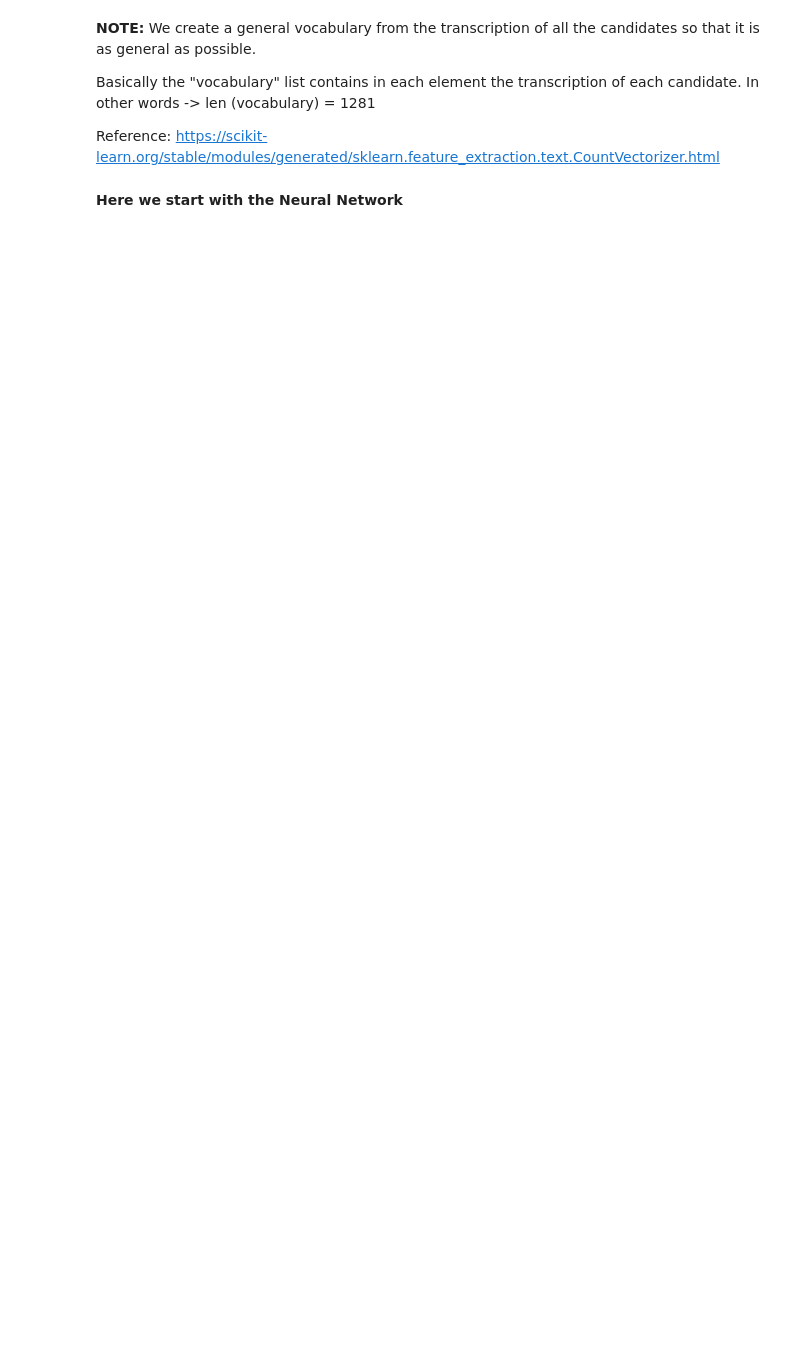
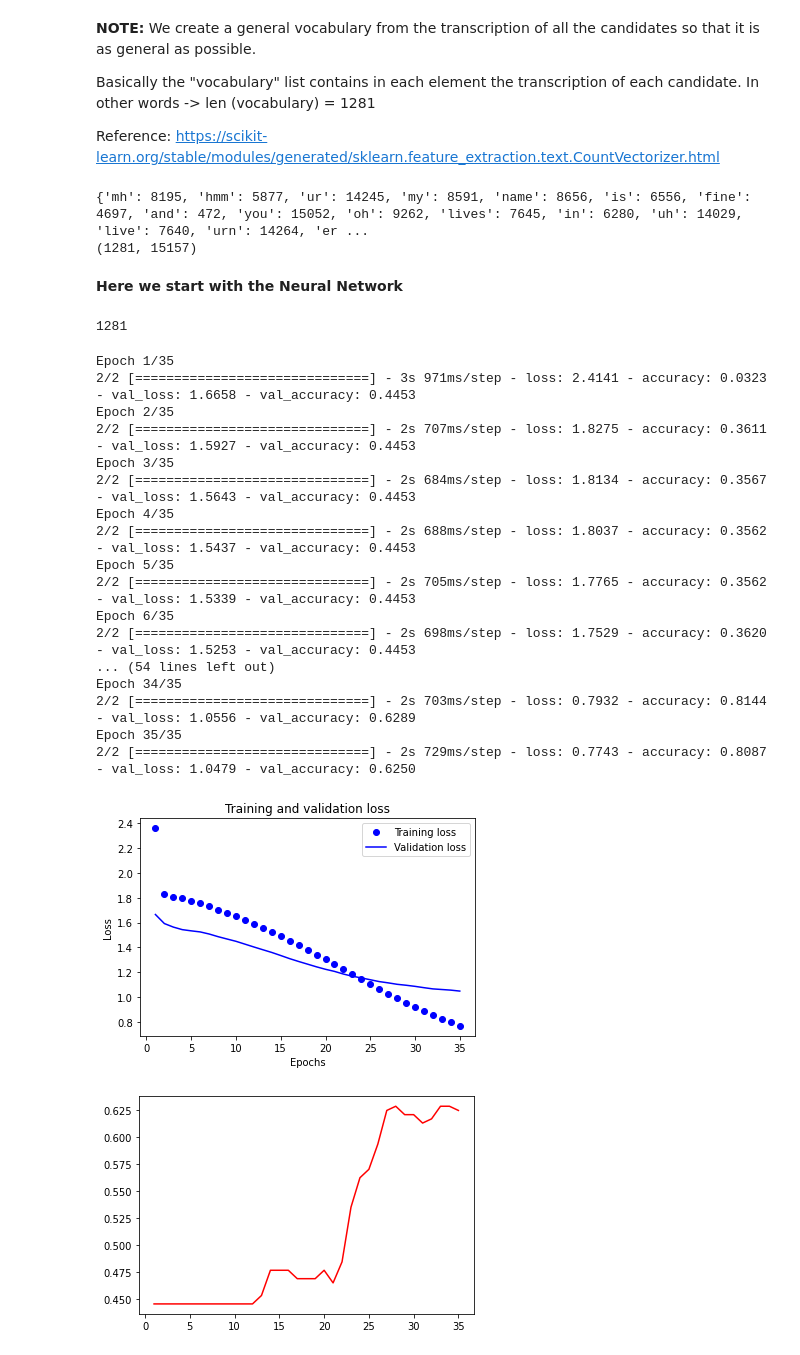
Before and after one commit to Eliascc5/English_proficiency_prediction_NLP, a Jupyter notebook: projet_IAS_partie2.ipynb, the cells around one changed output. Saved outputs shown, nothing was run; the diff lists cells and outputs as text; code cells hidden in the pictures; blank space fills up the shorter version.

```diff
--- a/projet_IAS_partie2.ipynb
+++ b/projet_IAS_partie2.ipynb
@@ -52,7 +52,7 @@ vectorizer = CountVectorizer()
 # tokenize and build vocab
 vectorizer.fit(vocabulary)  #(Learn a vocabulary dictionary of all tokens in the raw documents.)
 # summarize
-#print(vectorizer.vocabulary_)
+print(vectorizer.vocabulary_)
 
 #print(vectorizer.get_feature_names())
 
@@ -60,14 +60,24 @@ vectorizer.fit(vocabulary)  #(Learn a vocabulary dictionary of all tokens in the
 vector = vectorizer.transform(vocabulary)
 # summarize encoded vector
 
-#print(vector.shape)
+print(vector.shape)
 #print(type(vector))
 #print(vector.toarray())
+# %% [output]
+{'mh': 8195, 'hmm': 5877, 'ur': 14245, 'my': 8591, 'name': 8656, 'is': 6556, 'fine': 4697, 'and': 472, 'you': 15052, 'oh': 9262, 'lives': 7645, 'in': 6280, 'uh': 14029, 'live': 7640, 'urn': 14264, 'er ...
+(1281, 15157)
 # %% [markdown]
 **Here we start with the Neural Network**
+# %%
+15157*0.2
+n = len(vocabulary)
+print(n)
+# %% [output]
+1281
 # %%
 from keras import models
 from keras import layers
+from keras.layers import Dropout
 from keras.utils import np_utils
 import tensorflow as tf
 import numpy as np
@@ -88,61 +98,82 @@ array_output = array_output[:,1:10]
 ########################################
 
 model = models.Sequential()
-model.add(layers.Dense(200, activation='sigmoid', input_shape=(m,)))
-model.add(layers.Dense(400, activation='sigmoid'))
-model.add(layers.Dense(200, activation='sigmoid'))
+
+model.add(layers.Dense(2273, activation='sigmoid', input_shape=(m,)))
+model.add(layers.Dense(341, activation='sigmoid'))
+model.add(layers.Dense(51, activation='sigmoid'))
 model.add(layers.Dense(9, activation='softmax'))
 
-model.compile(optimizer='rmsprop',
+
+
+model.compile(optimizer= 'adam',    #rmsprop  // adam
               loss='categorical_crossentropy',
               metrics=['accuracy'])
 
 
 
 ######################################################################
+#Percentage of validation set (20% candidates)
 
-#Repartition des donnees
-randomGenerator = np.random.RandomState(0) #Generateur de nombres aleatoires
-nbIndividus = len(vocabulary) #Nombre d'individus presents dans la base de donnees
-randomIndexes = np.arange(nbIndividus)#Creation d'une liste d'index
-randomGenerator.shuffle(randomIndexes)#Melange de cette liste
-#Utilisation de cette liste d'index pour repartir les donnees en differents jeux
-#Apprentissage : 60%
-x_train_array = array[randomIndexes[0:int(len(vocabulary)*0.6)]]
-y_train_array = array_output[randomIndexes[0:int(len(vocabulary)*0.6)]]
-#Validation : 20 %
-x_val_array = array[randomIndexes[int(len(vocabulary)*0.6):int(len(vocabulary)*0.8)]]
-y_val = array_output[randomIndexes[int(len(vocabulary)*0.6):int(len(vocabulary)*0.8)]]
-#Test : 20%
-x_test_array = array[randomIndexes[int(len(vocabulary)*0.8):]]
-y_test = array_output[randomIndexes[int(len(vocabulary)*0.8):]]
+
+N_val = round(0.2*n)
+
+x_val_array=array[:N_val]
+y_val = array_output[:N_val]
+
+x_train_array = array[N_val:]
+y_train_array = array_output[N_val:]
 
 
 history = model.fit(x_train_array,
                     y_train_array,
-                    epochs=50,
-                    batch_size=512,
+                    epochs=35,
+                    batch_size=750,
                     validation_data=(x_val_array, y_val))
 
 #plot the results :
 history_dict = history.history
 
 import matplotlib.pyplot as plt
 
 acc = history.history['accuracy']
 val_acc = history.history['val_accuracy']
 loss = history.history['loss']
 val_loss = history.history['val_loss']
 
 epochs = range(1, len(acc) + 1)
 
 # "bo" is for "blue dot"
 plt.plot(epochs, loss, 'bo', label='Training loss')
 # b is for "solid blue line"
 plt.plot(epochs, val_loss, 'b', label='Validation loss')
+
 plt.title('Training and validation loss')
 plt.xlabel('Epochs')
 plt.ylabel('Loss')
 plt.legend()
+plt.show()
 
+
+plt.plot(epochs,val_acc ,'r', label='Validation acc')
 plt.show()
+# %% [output]
+Epoch 1/35
+2/2 [==============================] - 3s 971ms/step - loss: 2.4141 - accuracy: 0.0323 - val_loss: 1.6658 - val_accuracy: 0.4453
+Epoch 2/35
+2/2 [==============================] - 2s 707ms/step - loss: 1.8275 - accuracy: 0.3611 - val_loss: 1.5927 - val_accuracy: 0.4453
+Epoch 3/35
+2/2 [==============================] - 2s 684ms/step - loss: 1.8134 - accuracy: 0.3567 - val_loss: 1.5643 - val_accuracy: 0.4453
+Epoch 4/35
+2/2 [==============================] - 2s 688ms/step - loss: 1.8037 - accuracy: 0.3562 - val_loss: 1.5437 - val_accuracy: 0.4453
+Epoch 5/35
+2/2 [==============================] - 2s 705ms/step - loss: 1.7765 - accuracy: 0.3562 - val_loss: 1.5339 - val_accuracy: 0.4453
+Epoch 6/35
+2/2 [==============================] - 2s 698ms/step - loss: 1.7529 - accuracy: 0.3620 - val_loss: 1.5253 - val_accuracy: 0.4453
+... (54 lines left out)
+Epoch 34/35
+2/2 [==============================] - 2s 703ms/step - loss: 0.7932 - accuracy: 0.8144 - val_loss: 1.0556 - val_accuracy: 0.6289
+Epoch 35/35
+2/2 [==============================] - 2s 729ms/step - loss: 0.7743 - accuracy: 0.8087 - val_loss: 1.0479 - val_accuracy: 0.6250
+[figure, added]
+[figure, added]
```
Also changed, not shown: parts of 7 cells of this notebook.
